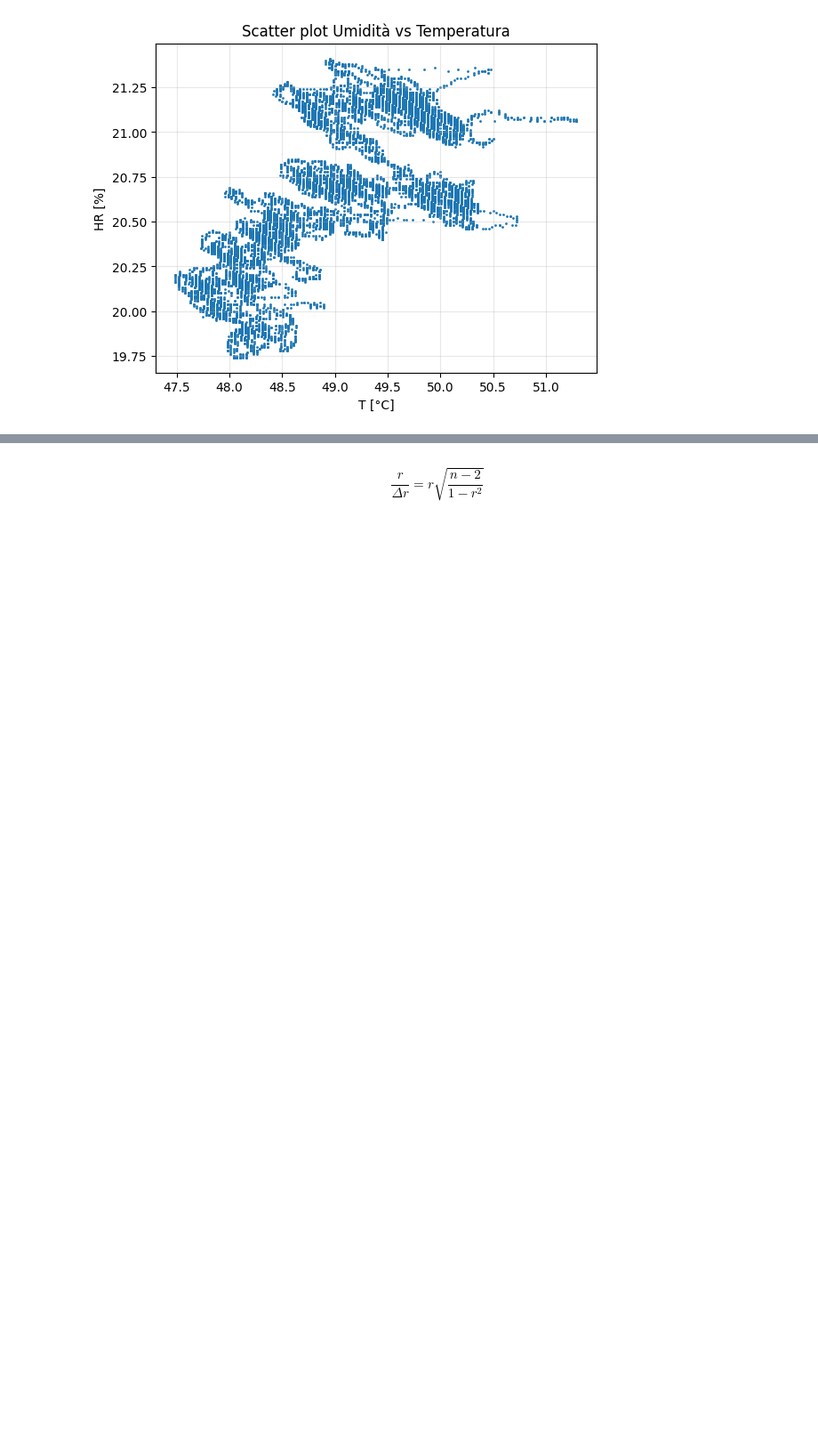
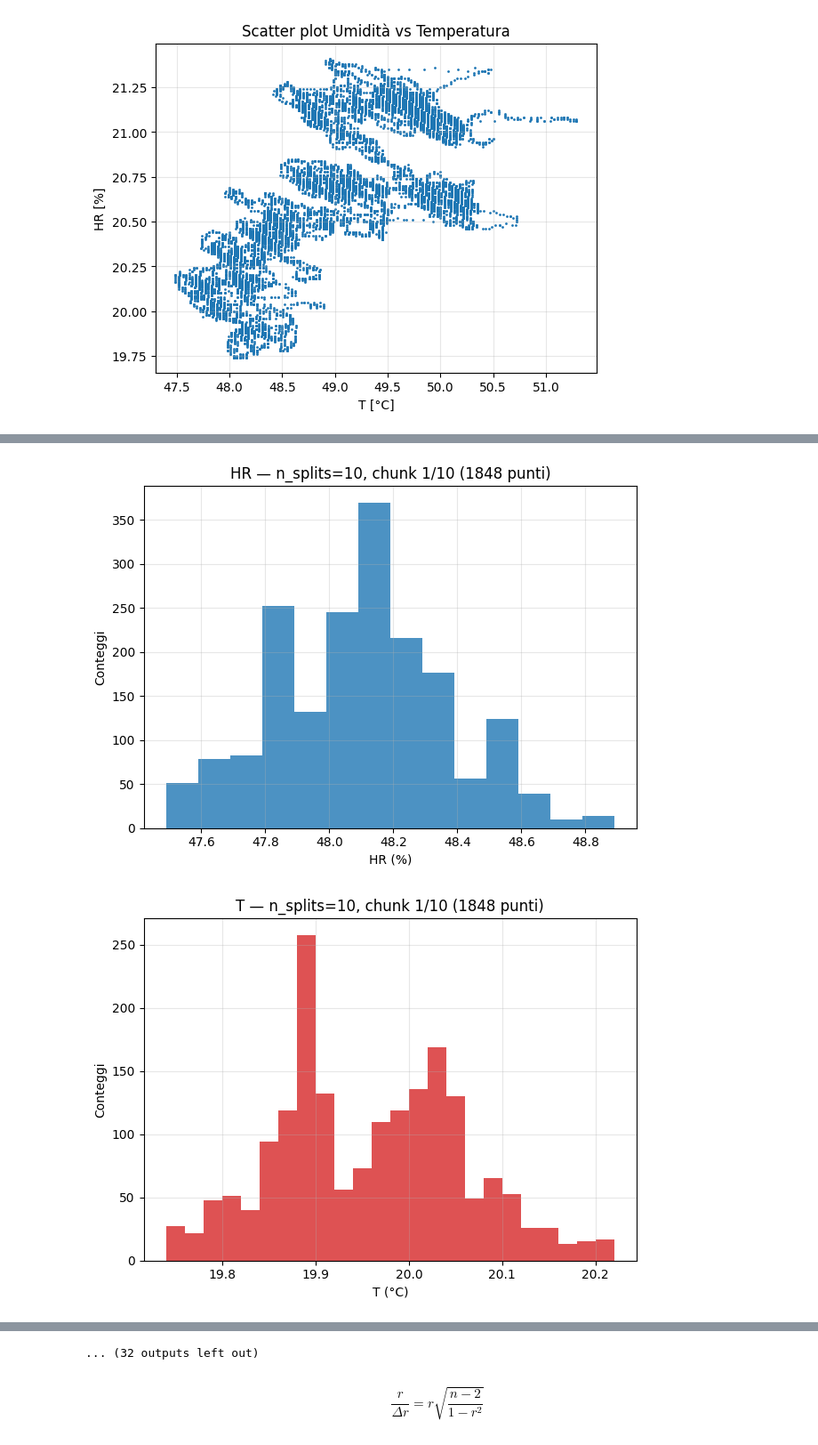
Before and after one commit to Dariomin/Lab4, a Jupyter notebook: plot_HRT.ipynb, the cells around one changed output, grey strips where cells are left out. Shown at 89% size. Drawn from its saved outputs; the diff is of its cells as text; code cells hidden in the pictures; blank space fills up the shorter version.

```diff
--- a/plot_HRT.ipynb
+++ b/plot_HRT.ipynb
@@ -177,0 +301,41 @@ print(results.to_string(index=False))
+# %%
+sens_HR = 0.05
+sens_T  = 0.01
+representative_splits = [10, 12]
+
+for n_splits in representative_splits:
+    chunk = N // n_splits
+    if chunk < 3:
+        continue
+
+    for i in range(n_splits):
+        sl = slice(i * chunk, (i + 1) * chunk)
+        hr_chunk = HR[sl]
+        t_chunk  = T[sl]
+
+        n_bins_HR_phys = int(round((hr_chunk.max() - hr_chunk.min()) / (2 * sens_HR)))
+        n_bins_T_phys  = int(round((t_chunk.max()  - t_chunk.min())  / (2 * sens_T)))
+        n_bins_rice    = int(np.ceil(2 * chunk**(1/3)))
+        n_bins_HR_i    = max(1, min(n_bins_HR_phys, n_bins_rice))
+        n_bins_T_i     = max(1, min(n_bins_T_phys,  n_bins_rice))
+
+        plt.figure()
+        plt.hist(hr_chunk, bins=n_bins_HR_i, color='tab:blue', edgecolor='none', alpha=0.8)
+        plt.xlabel('HR (%)')
+        plt.ylabel('Conteggi')
+        plt.title(f'HR — n_splits={n_splits}, chunk {i+1}/{n_splits} ({chunk} punti)')
+        plt.grid(alpha=0.3)
+        plt.tight_layout()
+        plt.show()
+
+        plt.figure()
+        plt.hist(t_chunk, bins=n_bins_T_i, color='tab:red', edgecolor='none', alpha=0.8)
+        plt.xlabel('T (°C)')
+        plt.ylabel('Conteggi')
+        plt.title(f'T — n_splits={n_splits}, chunk {i+1}/{n_splits} ({chunk} punti)')
+        plt.grid(alpha=0.3)
+        plt.tight_layout()
+        plt.show()
+# %% [output]
+[figure, added]
+[figure, added]
@@ -178,2 +352,3 @@ print(results.to_string(index=False))
+... (32 outputs left out)
 # %% [markdown]
 $$\frac{r}{\Delta r} = r\sqrt{\frac{n - 2}{1 - r^2}}$$
```
Also changed, not shown: parts of 5 cells of this notebook.
